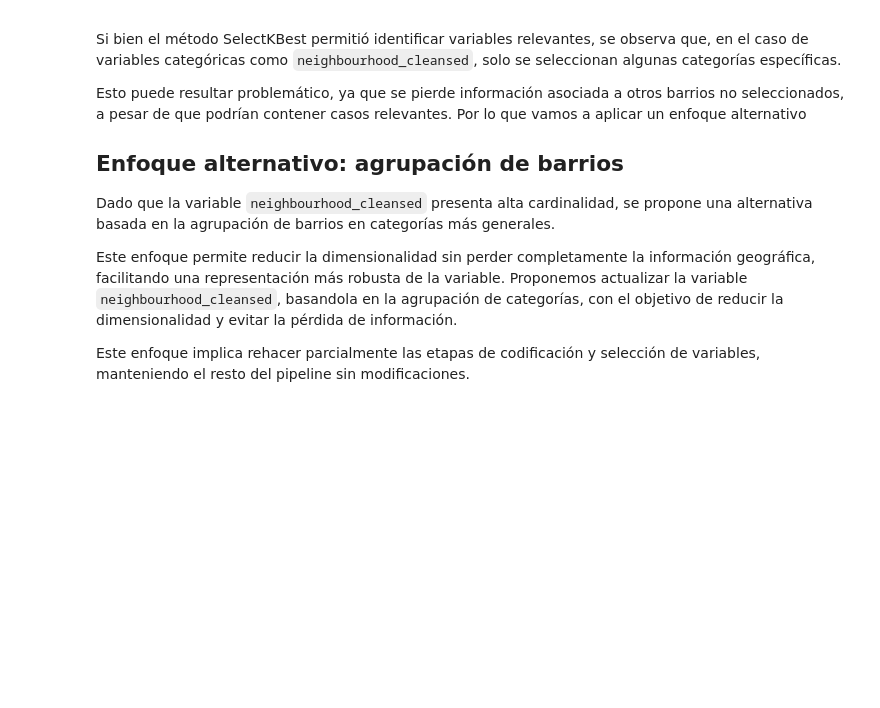
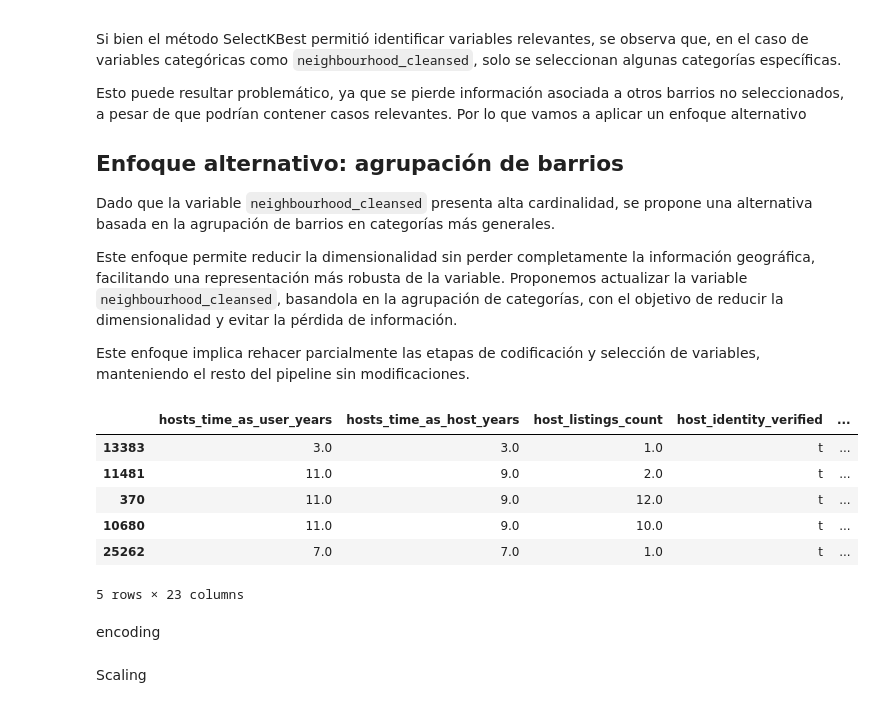
Before and after one commit to bucetabelen/datos, a Jupyter notebook: airbnb/notebooks/TP airbnb.ipynb, the cells around one changed output. Drawn from its saved outputs; the diff is of its cells as text; code cells hidden in the pictures; blank space fills up the shorter version.

```diff
--- a/airbnb/notebooks/TP airbnb.ipynb
+++ b/airbnb/notebooks/TP airbnb.ipynb
@@ -985,3 +998,26 @@ Este enfoque permite reducir la dimensionalidad sin perder completamente la info
 Proponemos actualizar la variable `neighbourhood_cleansed`, basandola en la agrupación de categorías, con el objetivo de reducir la dimensionalidad y evitar la pérdida de información.
 
 Este enfoque implica rehacer parcialmente las etapas de codificación y selección de variables, manteniendo el resto del pipeline sin modificaciones.
+# %%
+X_train_alt = X_train_base.copy()
+X_test_alt = X_test_base.copy()
+# %%
+top_neigh = X_train_alt["neighbourhood_cleansed"].value_counts().head(5).index
+
+X_train_alt["neighbourhood_grouped"] = X_train_alt["neighbourhood_cleansed"].apply(
+    lambda x: x if x in top_neigh else "Other"
+)
+
+X_test_alt["neighbourhood_grouped"] = X_test_alt["neighbourhood_cleansed"].apply(
+    lambda x: x if x in top_neigh else "Other"
+)
+# %%
+X_train_alt.head()
+# %% [output]
+|  | hosts_time_as_user_years | hosts_time_as_host_years | host_listings_count | host_identity_verified | ... |
+| 13383 | 3.0 | 3.0 | 1.0 | t | ... |
+| 11481 | 11.0 | 9.0 | 2.0 | t | ... |
+| 370 | 11.0 | 9.0 | 12.0 | t | ... |
+| 10680 | 11.0 | 9.0 | 10.0 | t | ... |
+| 25262 | 7.0 | 7.0 | 1.0 | t | ... |
+5 rows × 23 columns
@@ -987,0 +1027,2 @@ Este enfoque implica rehacer parcialmente las etapas de codificación y selecci
+# %% [markdown]
+encoding
@@ -987,0 +1036,2 @@ Este enfoque implica rehacer parcialmente las etapas de codificación y selecci
+# %% [markdown]
+Scaling
```
Also changed, not shown: parts of 15 cells of this notebook.
